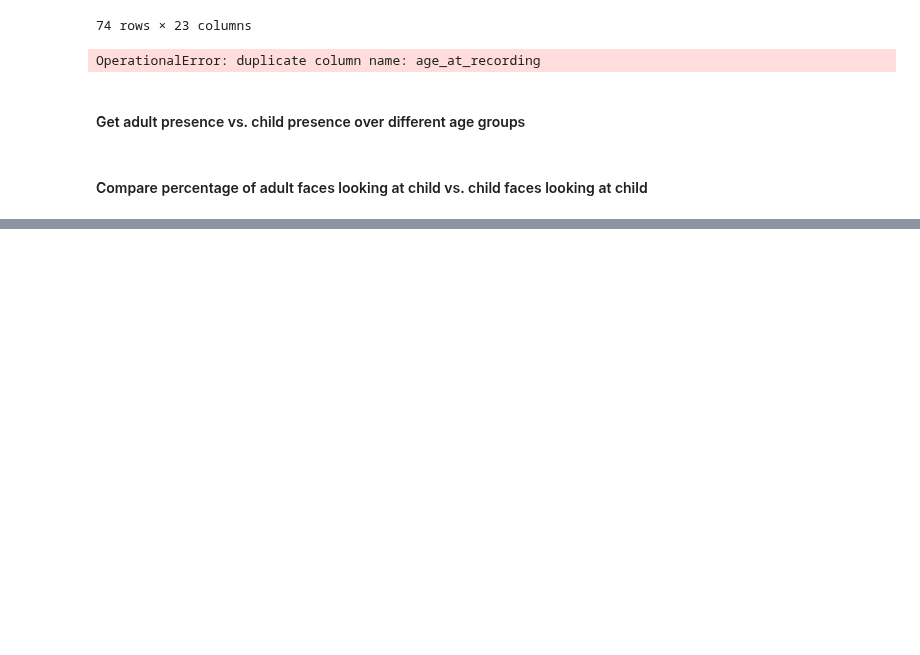
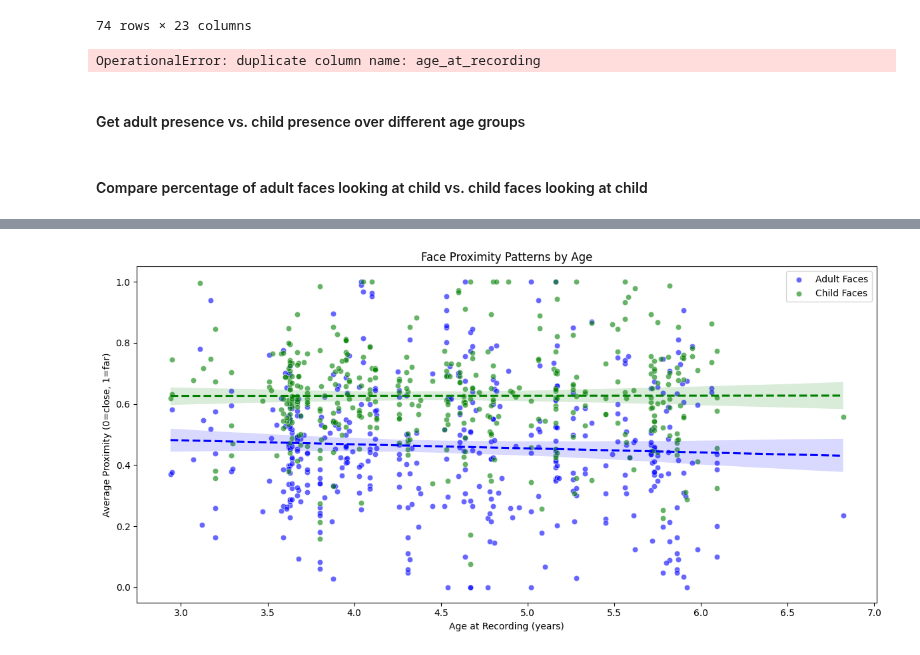
Before and after one commit to neleSuffo/naturalistic-social-analysis, a Jupyter notebook: notebooks/quantex_age_splits.ipynb, the cells around one changed output, grey strips where cells are left out. Saved outputs shown, nothing was run; the diff lists cells and outputs as text; code cells hidden in the pictures; blank space fills up the shorter version.

Commit message:
Add new plots

```diff
--- a/notebooks/quantex_age_splits.ipynb
+++ b/notebooks/quantex_age_splits.ipynb
@@ -699,0 +505,83 @@ display(sig_pairwise[['Class', 'Group 1', 'Group 2',
+# %%
+# Query to get proximity data with float values
+proximity_query = """
+SELECT
+    v.id as id,
+    v.age_at_recording,
+    v.video_id,
+    -- Adult faces (object_class 3)
+    COUNT(CASE WHEN d.object_class = 3.0 THEN 1 END) as total_adult_faces,
+    AVG(CASE WHEN d.object_class = 3.0 THEN d.proximity END) as avg_adult_proximity,
+    -- Child faces (object_class 2)
+    COUNT(CASE WHEN d.object_class = 2.0 THEN 1 END) as total_child_faces,
+    AVG(CASE WHEN d.object_class = 2.0 THEN d.proximity END) as avg_child_proximity
+FROM Videos v
+JOIN Detections d ON v.video_id = d.video_id
+WHERE v.age_at_recording IS NOT NULL
+    AND d.object_class IN (2.0, 3.0)
+    AND d.proximity IS NOT NULL
+GROUP BY v.id, v.age_at_recording, v.video_id
+"""
+
+# Execute query and create DataFrame
+proximity_patterns = pd.read_sql(proximity_query, conn)
+
+# Create visualization
+plt.figure(figsize=(12, 6))
+
+# Plot proximity values (0 = close, 1 = far)
+sns.scatterplot(data=proximity_patterns,
+                x='age_at_recording',
+                y='avg_adult_proximity',
+                color='blue',
+                alpha=0.6,
+                label='Adult Faces')
+
+sns.scatterplot(data=proximity_patterns,
+                x='age_at_recording',
+                y='avg_child_proximity',
+                color='green',
+                alpha=0.6,
+                label='Child Faces')
+
+# Add trend lines
+sns.regplot(data=proximity_patterns,
+            x='age_at_recording',
+            y='avg_adult_proximity',
+            scatter=False,
+            color='blue',
+            line_kws={'linestyle': '--'})
+
+sns.regplot(data=proximity_patterns,
+            x='age_at_recording',
+            y='avg_child_proximity',
+            scatter=False,
+            color='green',
+            line_kws={'linestyle': '--'})
+
+plt.title('Face Proximity Patterns by Age')
+plt.xlabel('Age at Recording (years)')
+plt.ylabel('Average Proximity (0=close, 1=far)')
+plt.legend()
+
+plt.tight_layout()
+plt.savefig('/home/nele_pauline_suffo/outputs/detection_pipeline_results/proximity_patterns_by_age.png',
+            dpi=300, bbox_inches='tight')
+plt.show()
+
+# Statistical comparison between adult and child proximity
+print("\nProximity Pattern Comparison:")
+valid_data = proximity_patterns.dropna(subset=['avg_adult_proximity', 'avg_child_proximity'])
+if len(valid_data) > 1:
+    t_stat, p_value = stats.ttest_rel(
+        valid_data['avg_adult_proximity'],
+        valid_data['avg_child_proximity']
+    )
+    print(f"\nOverall Proximity:")
+    print(f"Adult mean proximity: {valid_data['avg_adult_proximity'].mean():.3f}")
+    print(f"Child mean proximity: {valid_data['avg_child_proximity'].mean():.3f}")
+    print(f"t-statistic: {t_stat:.3f}")
+    print(f"p-value: {p_value:.4f}")
+    print(f"Number of valid comparisons: {len(valid_data)}")
+# %% [output]
+[figure, added]
```
Also changed, not shown: parts of 15 cells of this notebook.
